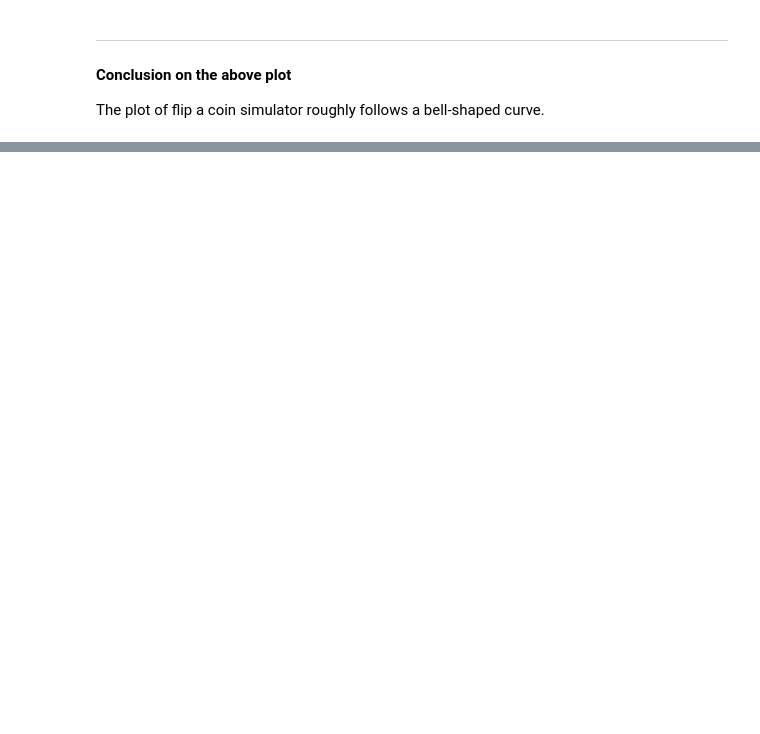
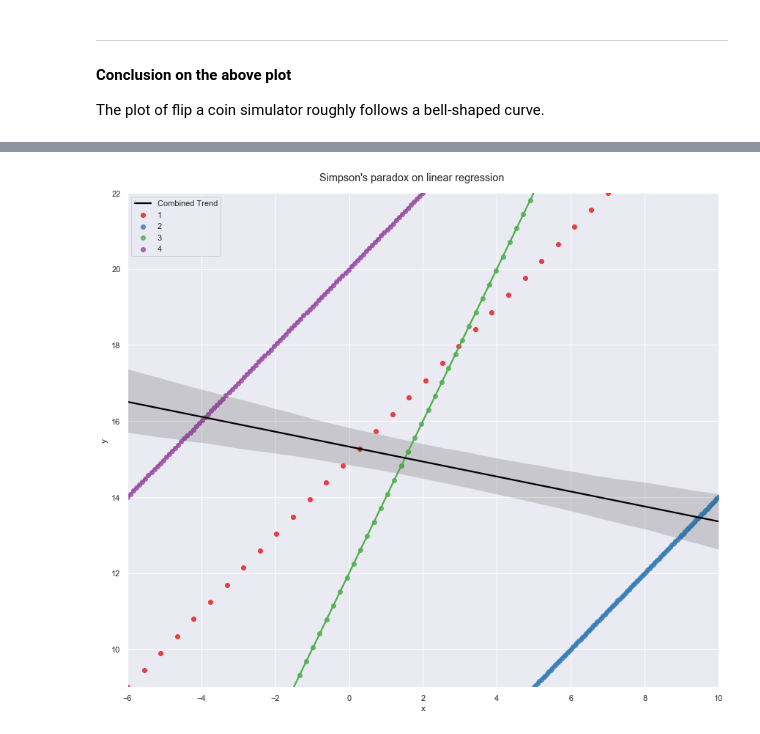
Before and after one commit to olgarozhdestvina/Fundamentals-of-Data-Analysis, a Jupyter notebook: Tasks.ipynb, the cells around one changed output, grey strips where cells are left out. Cells and saved outputs as stored; diff of their text form; code cells hidden in the pictures; blank space fills up the shorter version.

Commit message:
Task 4 completed: changed a and b to achieve the reversed trend. Calculated covariance and built a plot to show the trends.

```diff
--- a/Tasks.ipynb
+++ b/Tasks.ipynb
@@ -347,0 +288,27 @@ https://github.com/WillKoehrsen/Data-Analysis/blob/master/statistics/Simpson's%2
+# %%
+# Create my 4 data sets.
+# Set 1
+x1 = np.linspace(-6, 7, 30)
+y1 = 1 * x1 + 15
+set1 = pd.DataFrame({"x": x1, "y": y1,  "dataset": 1})
+
+# Set 2
+x2 = np.linspace(5, 10, 100)
+y2 = 1 * x2 + 4
+set2 = pd.DataFrame({"x": x2, "y": y2,  "dataset": 2})
+
+# Set 3
+x3 = np.linspace(-3, 6, 50)
+y3 = 2 * x3 + 12
+set3 = pd.DataFrame({"x": x3, "y": y3, "dataset": 3})
+
+# Set 4
+x4 = np.linspace(-6, 2, 100)
+y4 = 1 * x4 + 20
+set4 = pd.DataFrame({"x": x4, "y": y4, "dataset": 4})
+
+# Combine all datasets into one big.
+combined = pd.concat([set1, set2, set3, set4], axis=0)
+
+# Show the data set.
+combined
@@ -347,0 +352,20 @@ https://github.com/WillKoehrsen/Data-Analysis/blob/master/statistics/Simpson's%2
+# %%
+# Build the plots.
+# Each dataset.
+g = sns.lmplot(x='x',y='y', data=combined, hue='dataset', ci=None, height = 10, aspect= 1.2, palette="Set1", legend=False)
+
+# Combined trend.
+sns.regplot(data=combined, x="x", y="y", color="black", scatter=False, label='Combined Trend')
+
+# Set a title.
+g.fig.suptitle("Simpson's paradox on linear regression", y=1.02)
+
+# Set limits for the plot.
+g.set(xlim=(-6, 10))
+g.set(ylim=(9, 22))
+
+# Show the plot with locked legend.
+plt.legend(loc='upper left')
+plt.show()
+# %% [output]
+[figure, added]
```
Also changed, not shown: parts of 23 cells of this notebook.
